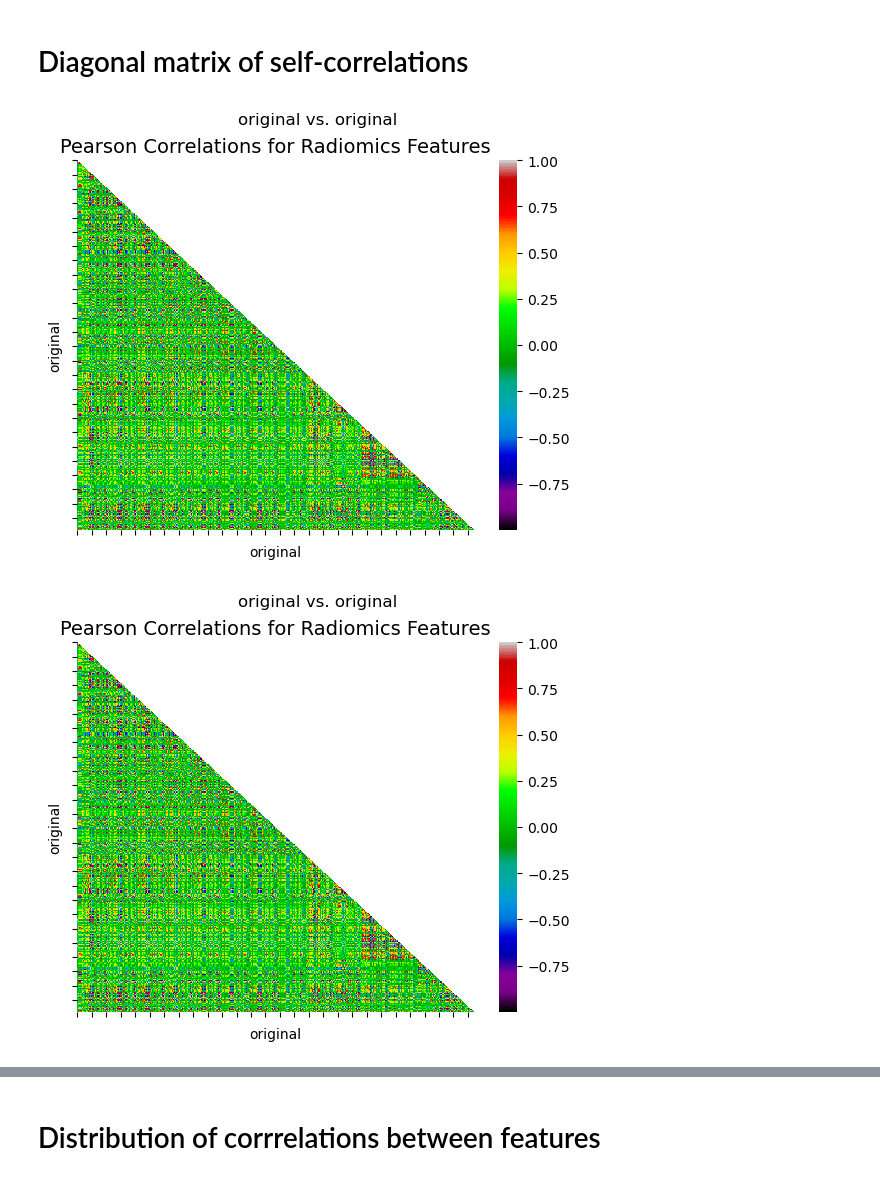
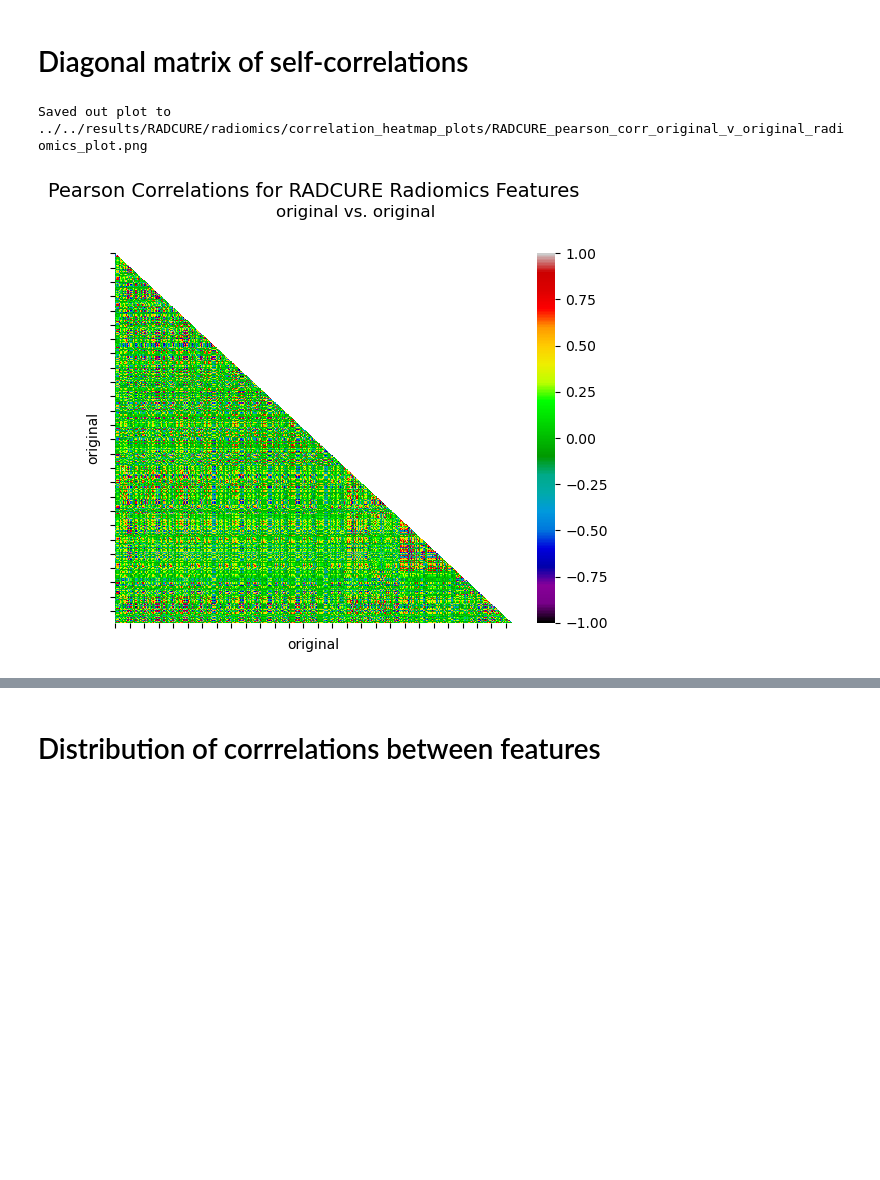
Before and after one commit to bhklab/analyze_readii_outputs, a Jupyter notebook: workflow/notebooks/correlation_analysis.ipynb, the cells around one changed output, grey strips where cells are left out. Drawn from its saved outputs; the diff is of its cells as text; code cells hidden in the pictures; blank space fills up the shorter version.

Commit message:
feat: got actual self-correlations set up and plotted and saved

```diff
--- a/workflow/notebooks/correlation_analysis.ipynb
+++ b/workflow/notebooks/correlation_analysis.ipynb
@@ -78,12 +80,16 @@ vertical_self_correlations = feature_correlation_matrix.iloc[0:num_vertical_feat
 # %%
-plotCorrelationHeatmap(vertical_self_correlations,
+vertical_self_plot = plotCorrelationHeatmap(vertical_self_correlations,
                        diagonal = True,
                        triangle = "lower",
                        cmap = "nipy_spectral",
                        xlabel = feature_set_vertical,
                        ylabel = feature_set_vertical,
-                       title = f"{correlation_method.capitalize()} Correlations for {extraction_method.capitalize()} Features",
+                       title = f"{correlation_method.capitalize()} Correlations for {dataset_name} {extraction_method.capitalize()} Features",
                        subtitle = f"{feature_set_vertical} vs. {feature_set_vertical}")
+
+savePlotFigure(vertical_self_plot,
+               plot_name=f"{dataset_name}_{correlation_method.lower()}_corr_{feature_set_vertical}_v_{feature_set_vertical}_{extraction_method.lower()}_plot.png",
+               output_dir_path=f"../../results/{dataset_name}/{extraction_method.lower()}/correlation_heatmap_plots")
 # %% [output]
+Saved out plot to ../../results/RADCURE/radiomics/correlation_heatmap_plots/RADCURE_pearson_corr_original_v_original_radiomics_plot.png
-[figure, old version]
+[figure, new version]
-[figure, removed]
```
Also changed, not shown: parts of 6 cells of this notebook.
